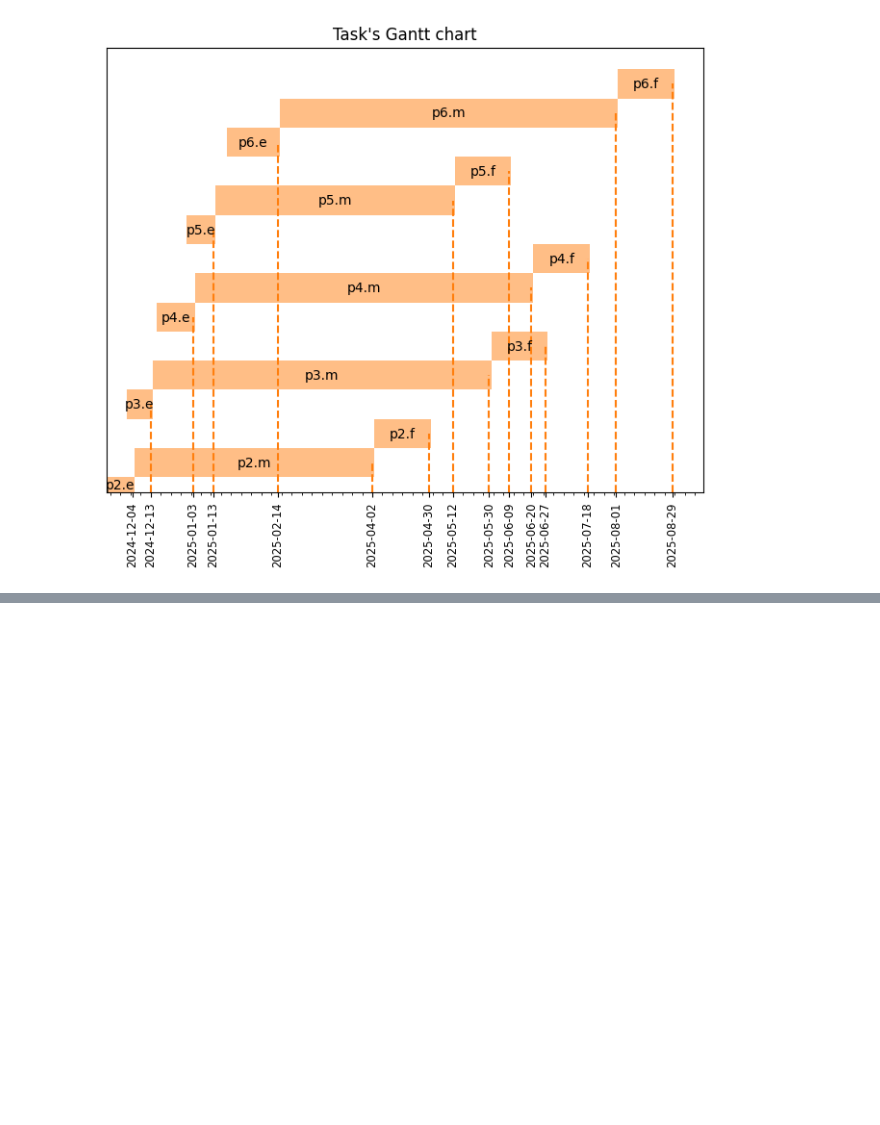
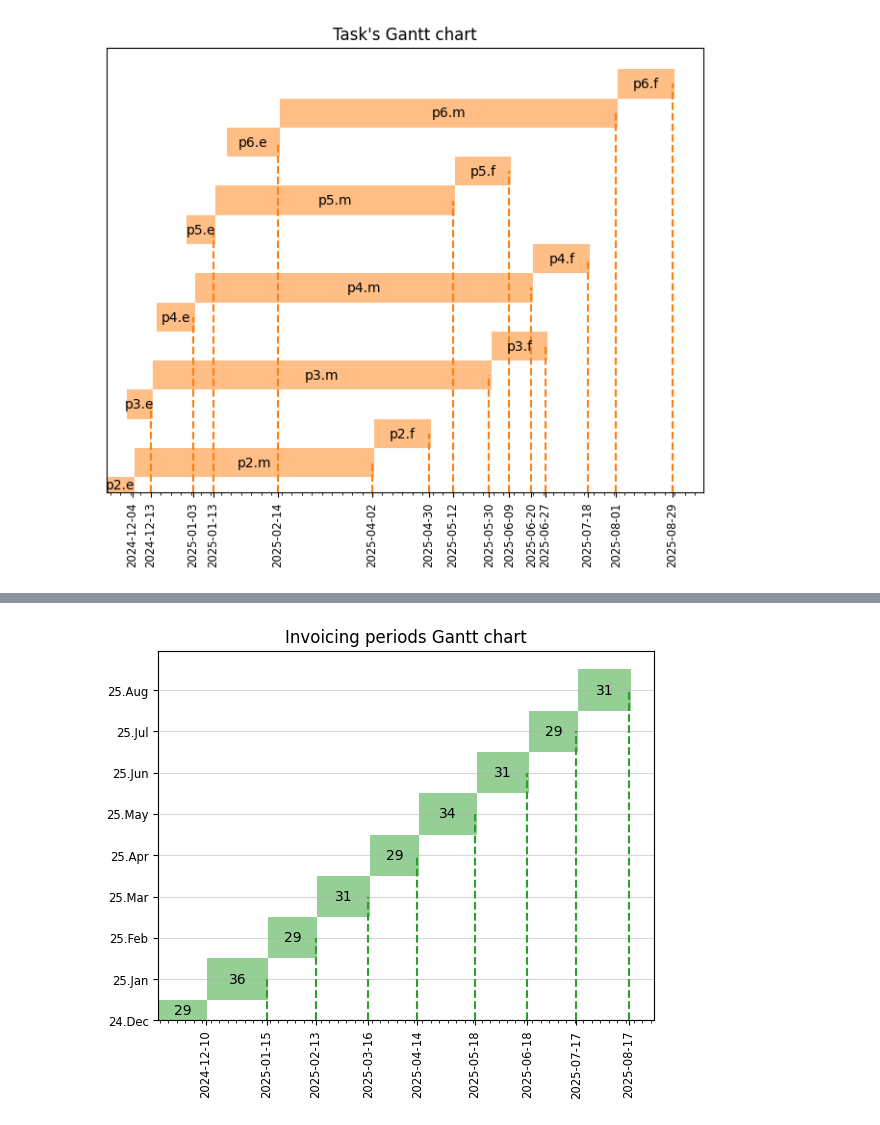
Before and after one commit to romz-pl/Jupyter-Python, a Jupyter notebook: 00-gantt-chart/gantt-chart.ipynb, the cells around one changed output, grey strips where cells are left out. Drawn from its saved outputs; the diff is of its cells as text; code cells hidden in the pictures; blank space fills up the shorter version.

Commit message:
Create chart for any date period

```diff
--- a/00-gantt-chart/gantt-chart.ipynb
+++ b/00-gantt-chart/gantt-chart.ipynb
@@ -73,3 +73,13 @@ plt.savefig("./output/gantt-chart.png", bbox_inches="tight", dpi = 100)
 # plt.close()
 # %% [output]
 [figure]
+# %%
+df = pd.read_csv("input/periods.csv")
+date_format = "%Y-%m-%d"
+df["Start day"] = pd.to_datetime(df["Start day"], format=date_format)
+df["End day"] = pd.to_datetime(df["End day"], format=date_format)
+
+df["Days"] = df.apply(lambda x: number_of_days_between(x["Start day"], x["End day"]), axis=1)
+df["Workdays"] = df.apply(lambda x: number_of_workdays_between(x["Start day"], x["End day"]), axis=1)
+
+df
@@ -75,0 +97,16 @@ plt.savefig("./output/gantt-chart.png", bbox_inches="tight", dpi = 100)
+# %%
+fig, ax = plt.subplots()
+rects = plt.barh(y=df["Name"], width=df["Days"], left=df["Start day"], height=1.0, color="tab:green", alpha=0.5)
+ax.bar_label(rects, label_type='center')
+ax.vlines(df["End day"], 0, df["Name"], linestyles='dashed', color="tab:green")
+ax.xaxis_date()
+ax.set_title("Invoicing periods Gantt chart")
+ax.yaxis.grid(True, alpha=0.5)
+ax.set_ylim(bottom=0)
+ax.set_xticks(df["End day"])
+ax.xaxis.set_minor_locator(tck.MultipleLocator(5))
+ax.tick_params(axis='y', labelsize='small')
+ax.tick_params(axis='x', rotation=90, labelsize='small')
+#plt.close()
+# %% [output]
+[figure, added]
```
Also changed, not shown: parts of 1 cell of this notebook, 3 other files.
